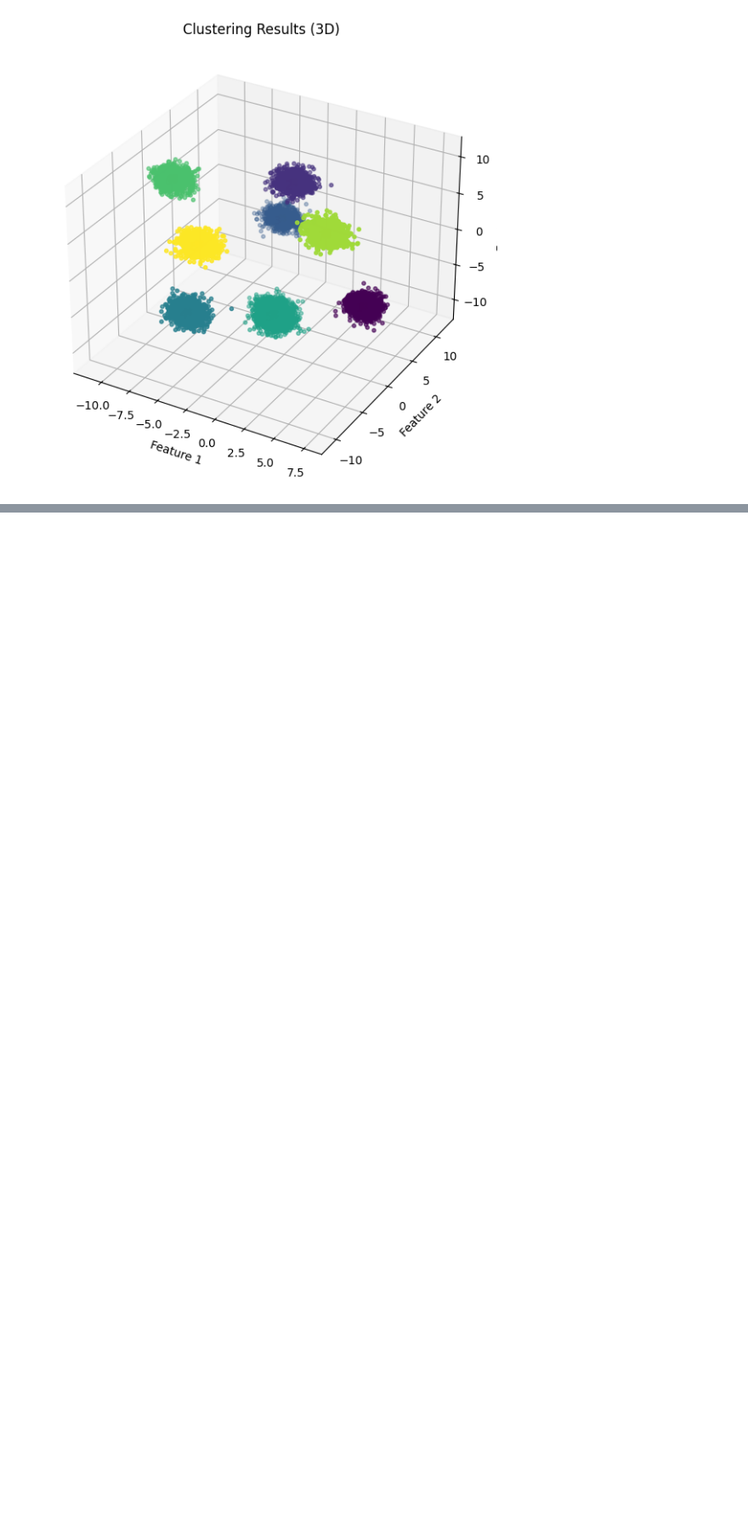
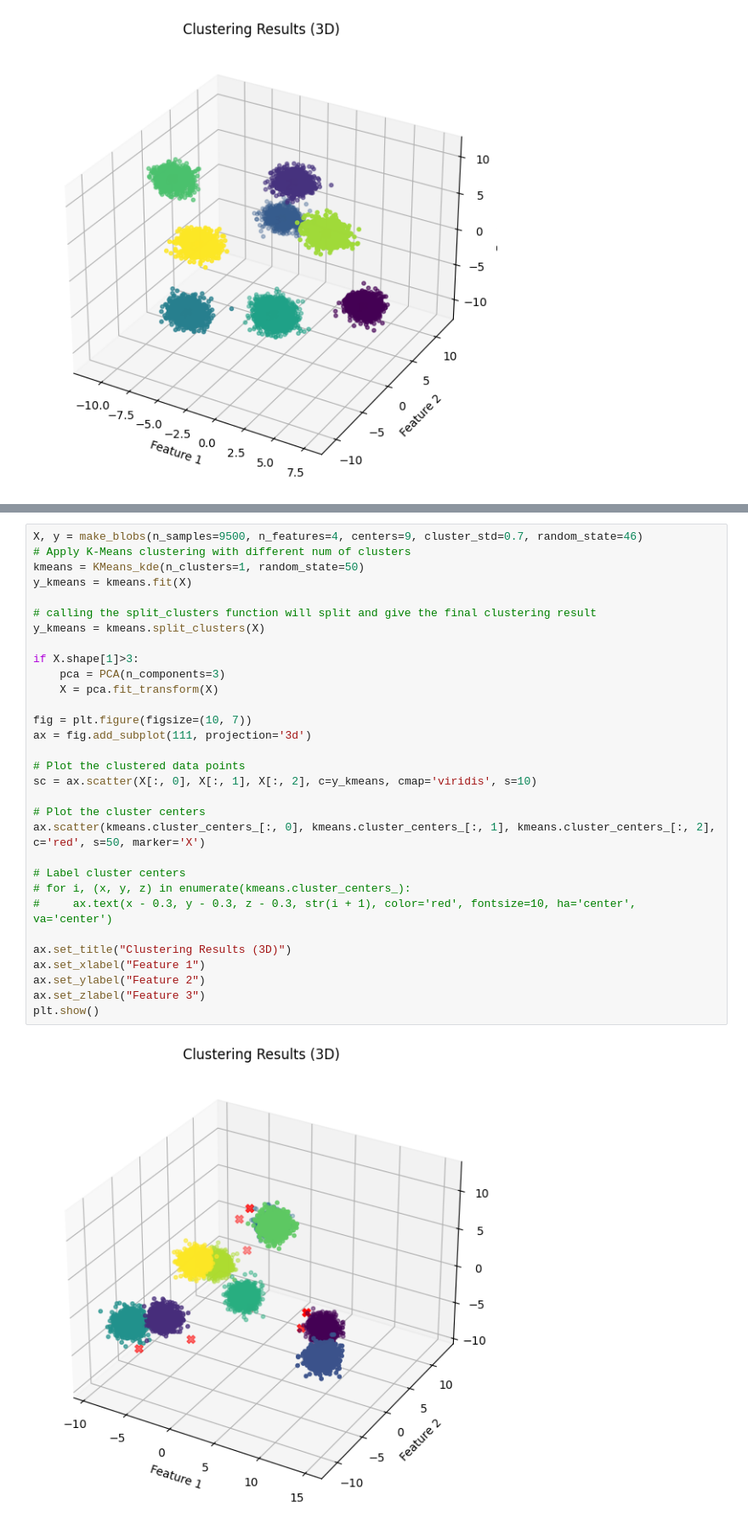
Before and after one commit to Mahir-Uddin0/density-aware-cluster-splitting, a Jupyter notebook: notebooks/approach3_kde/Clustering_Project.ipynb, the cells around one changed output, grey strips where cells are left out. Shown: that part at 85% size. Cells and saved outputs as stored; diff of their text form; blank space fills up the shorter version.

Commit message:
apply algorithm on 4D data
The 4D data is visualized in 3D by applying PCA.

```diff
--- a/notebooks/approach3_kde/Clustering_Project.ipynb
+++ b/notebooks/approach3_kde/Clustering_Project.ipynb
@@ -262,0 +265,33 @@ plt.show()
+# %%
+X, y = make_blobs(n_samples=9500, n_features=4, centers=9, cluster_std=0.7, random_state=46)
+# Apply K-Means clustering with different num of clusters
+kmeans = KMeans_kde(n_clusters=1, random_state=50)
+y_kmeans = kmeans.fit(X)
+
+# calling the split_clusters function will split and give the final clustering result
+y_kmeans = kmeans.split_clusters(X)
+
+if X.shape[1]>3:
+    pca = PCA(n_components=3)
+    X = pca.fit_transform(X)
+
+fig = plt.figure(figsize=(10, 7))
+ax = fig.add_subplot(111, projection='3d')
+
+# Plot the clustered data points
+sc = ax.scatter(X[:, 0], X[:, 1], X[:, 2], c=y_kmeans, cmap='viridis', s=10)
+
+# Plot the cluster centers
+ax.scatter(kmeans.cluster_centers_[:, 0], kmeans.cluster_centers_[:, 1], kmeans.cluster_centers_[:, 2], c='red', s=50, marker='X')
+
+# Label cluster centers
+# for i, (x, y, z) in enumerate(kmeans.cluster_centers_):
+#     ax.text(x - 0.3, y - 0.3, z - 0.3, str(i + 1), color='red', fontsize=10, ha='center', va='center')
+
+ax.set_title("Clustering Results (3D)")
+ax.set_xlabel("Feature 1")
+ax.set_ylabel("Feature 2")
+ax.set_zlabel("Feature 3")
+plt.show()
+# %% [output]
+[figure, added]
```
Also changed, not shown: parts of 1 cell of this notebook.
